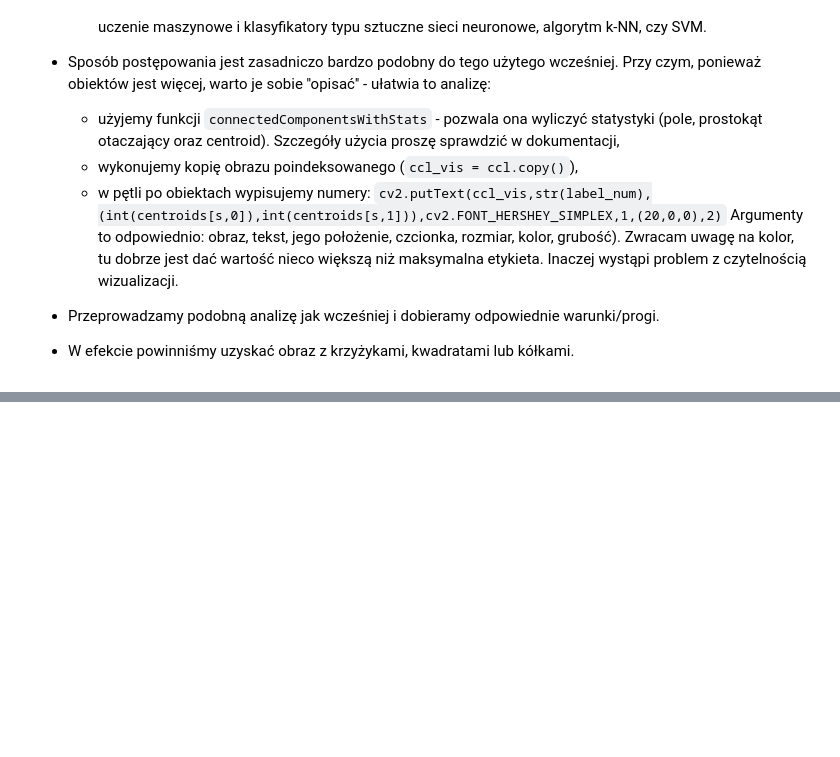
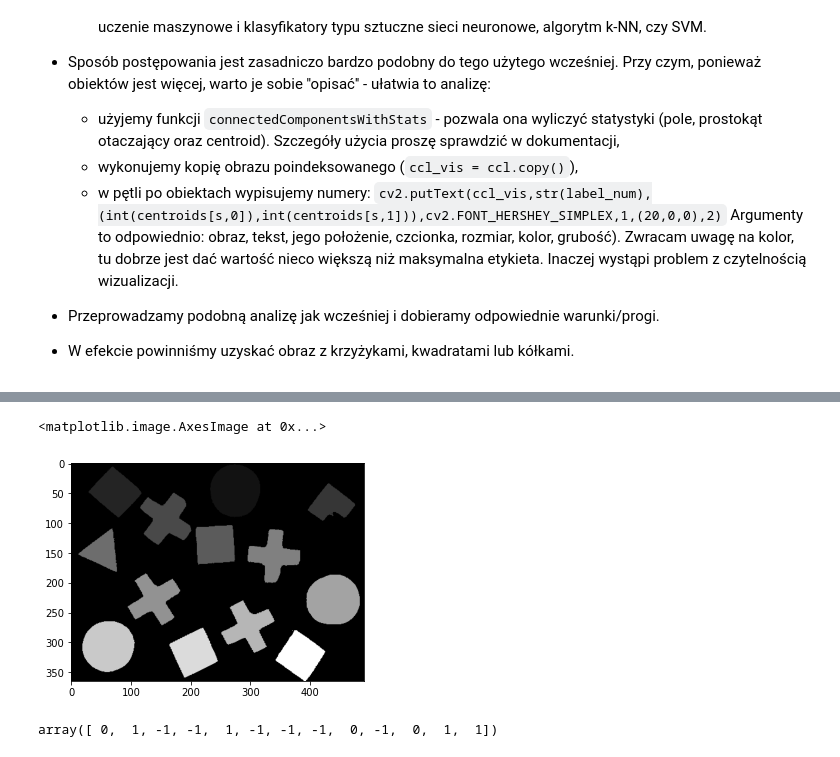
Before and after one commit to prz-ziaja/sem5, a Jupyter notebook: poc/lab13/13_ccl.ipynb, the cells around one changed output, grey strips where cells are left out. Drawn from its saved outputs; the diff is of its cells as text; code cells hidden in the pictures; blank space fills up the shorter version.

```diff
--- a/poc/lab13/13_ccl.ipynb
+++ b/poc/lab13/13_ccl.ipynb
@@ -392,0 +455,6 @@ plt.imshow(img_img,'gray')
+# %%
+shapes_lab, shapes_ind  = cv2.connectedComponents(thresh)
+plt.imshow(shapes_ind,'gray')
+# %% [output]
+<matplotlib.image.AxesImage at 0x...>
+[figure, added]
@@ -392,0 +481,4 @@ plt.imshow(img_img,'gray')
+# %%
+clustering.labels_
+# %% [output]
+array([ 0,  1, -1, -1,  1, -1, -1, -1,  0, -1,  0,  1,  1])
```
Also changed, not shown: parts of 14 cells of this notebook, 3 other files.
